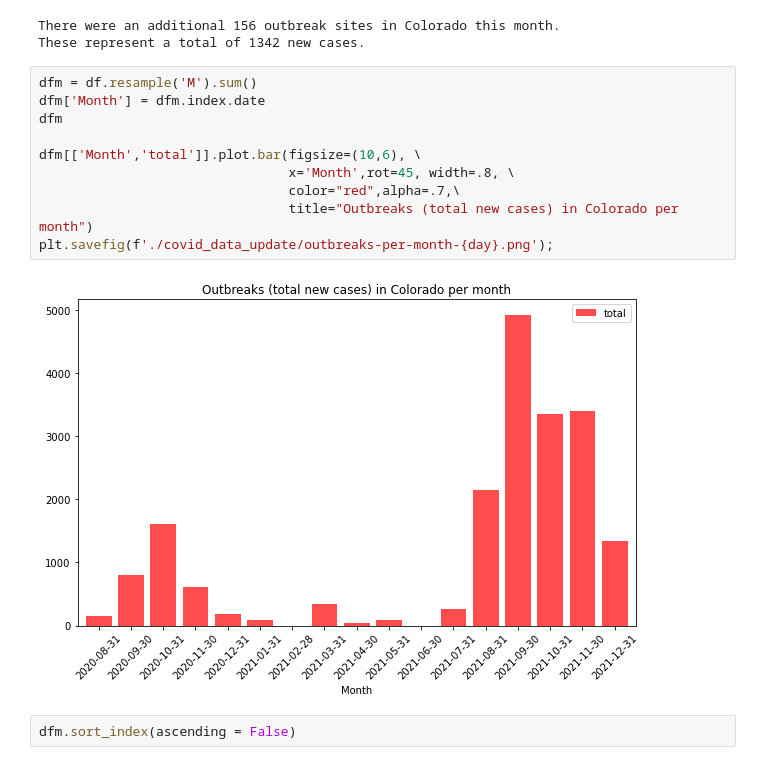
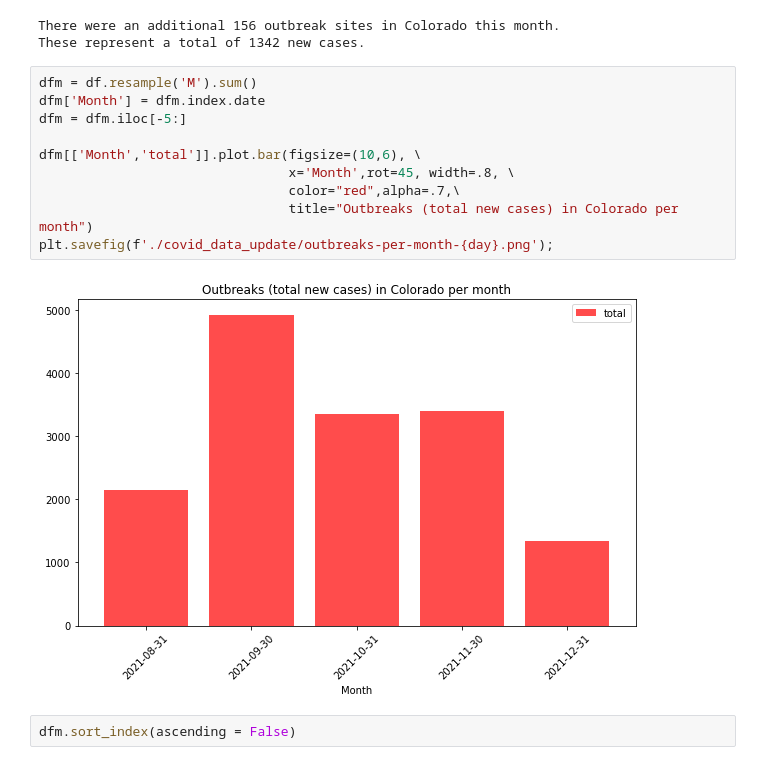
Before and after one commit to edterrell/covid_machinations, a Jupyter notebook: ColoradoOutbreaks.ipynb, the cells around one changed output. Drawn from its saved outputs; the diff is of its cells as text.

Commit message:
made bar chart limited to 5 months; older data not reliable

```diff
--- a/ColoradoOutbreaks.ipynb
+++ b/ColoradoOutbreaks.ipynb
@@ -234,15 +234,15 @@ These represent a total of 1342 new cases.
 # %%
 dfm = df.resample('M').sum()
 dfm['Month'] = dfm.index.date
-dfm
+dfm = dfm.iloc[-5:]
 
 dfm[['Month','total']].plot.bar(figsize=(10,6), \
                                 x='Month',rot=45, width=.8, \
                                 color="red",alpha=.7,\
                                 title="Outbreaks (total new cases) in Colorado per month")
 plt.savefig(f'./covid_data_update/outbreaks-per-month-{day}.png');
 # %% [output]
-[figure, old version]
+[figure, new version]
 # %%
 dfm.sort_index(ascending = False)
 # %% [output]
```
Also changed, not shown: parts of 1 cell of this notebook.
